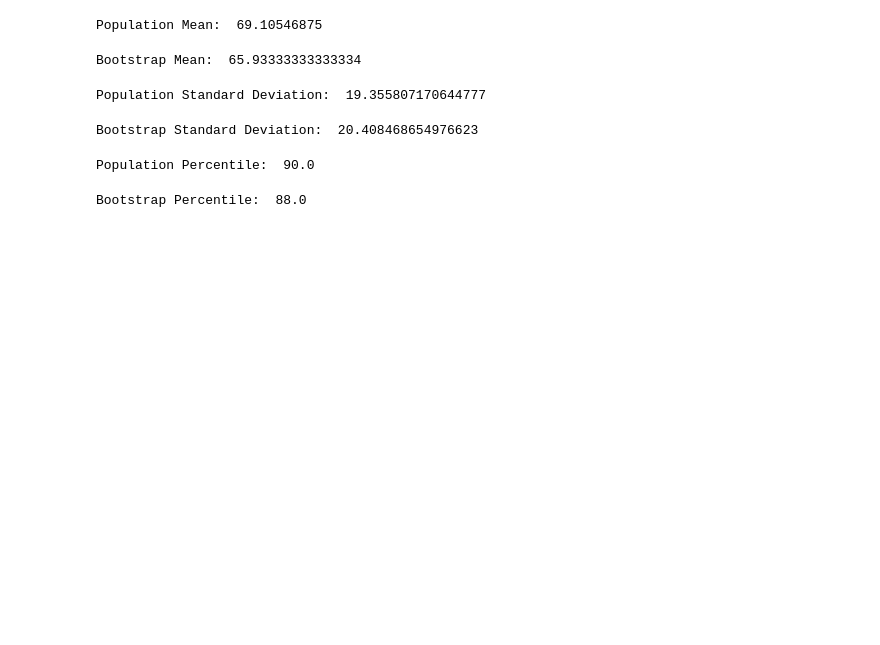
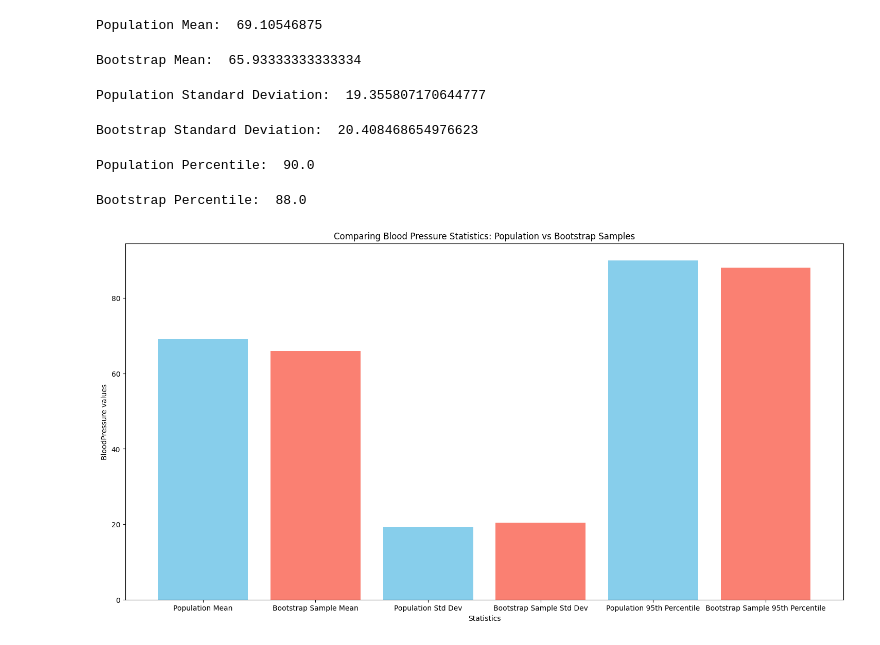
Before and after one commit to GauravBachu/PDS_Assignment_3, a Jupyter notebook: src/Assignment_3_&_4.ipynb, the cells around one changed output. Drawn from its saved outputs; the diff is of its cells as text; code cells hidden in the pictures; blank space fills up the shorter version.

Commit message:
Comparing Blood Pressure Stats Bar Plot

```diff
--- a/src/Assignment_3_&_4.ipynb
+++ b/src/Assignment_3_&_4.ipynb
@@ -201,3 +201,15 @@ Population Percentile:  90.0
 print('Bootstrap Percentile: ', bootstrap_percentile)
 # %% [output]
 Bootstrap Percentile:  88.0
+# %%
+labels = ['Population Mean', 'Bootstrap Sample Mean', 'Population Std Dev', 'Bootstrap Sample Std Dev', 'Population 95th Percentile', 'Bootstrap Sample 95th Percentile']
+values = [population_mean_blood_pressure, np.mean(bootstrap_mean), population_standarddeviation_blood_pressure, np.mean(bootstrap_std), population_percentile_blood_pressure, np.mean(bootstrap_percentile)]
+plt.figure(figsize=(18, 9))
+plt.bar(labels, values, color=['skyblue', 'salmon', 'skyblue', 'salmon', 'skyblue', 'salmon'])
+plt.title('Comparing Blood Pressure Statistics: Population vs Bootstrap Samples')
+plt.xlabel('Statistics')
+plt.ylabel('BloodPressure values')
+plt.savefig('../results/Comparing_blood_pressure_statistics:population_vs_bootstrap_samples_bar_plot.png')
+plt.show()
+# %% [output]
+[figure, added]
```
Also changed, not shown: 1 other file.
